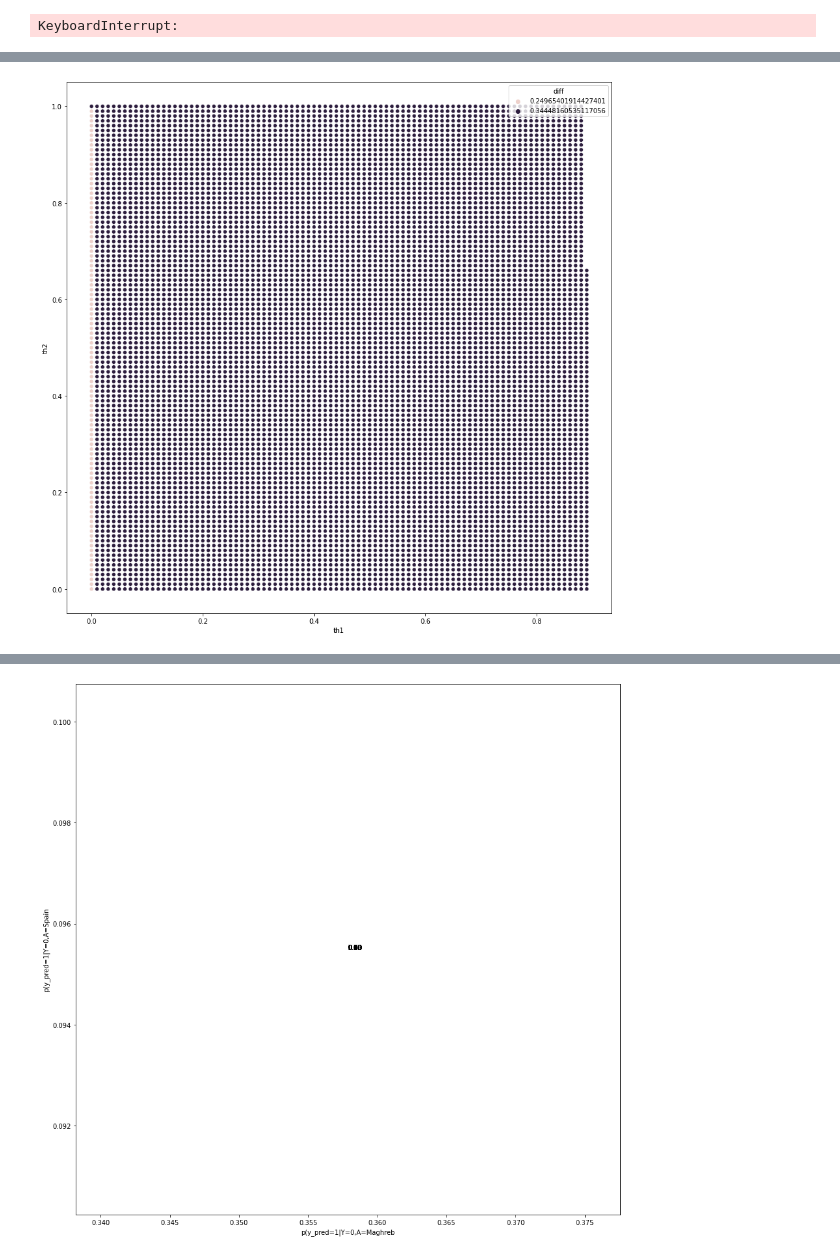
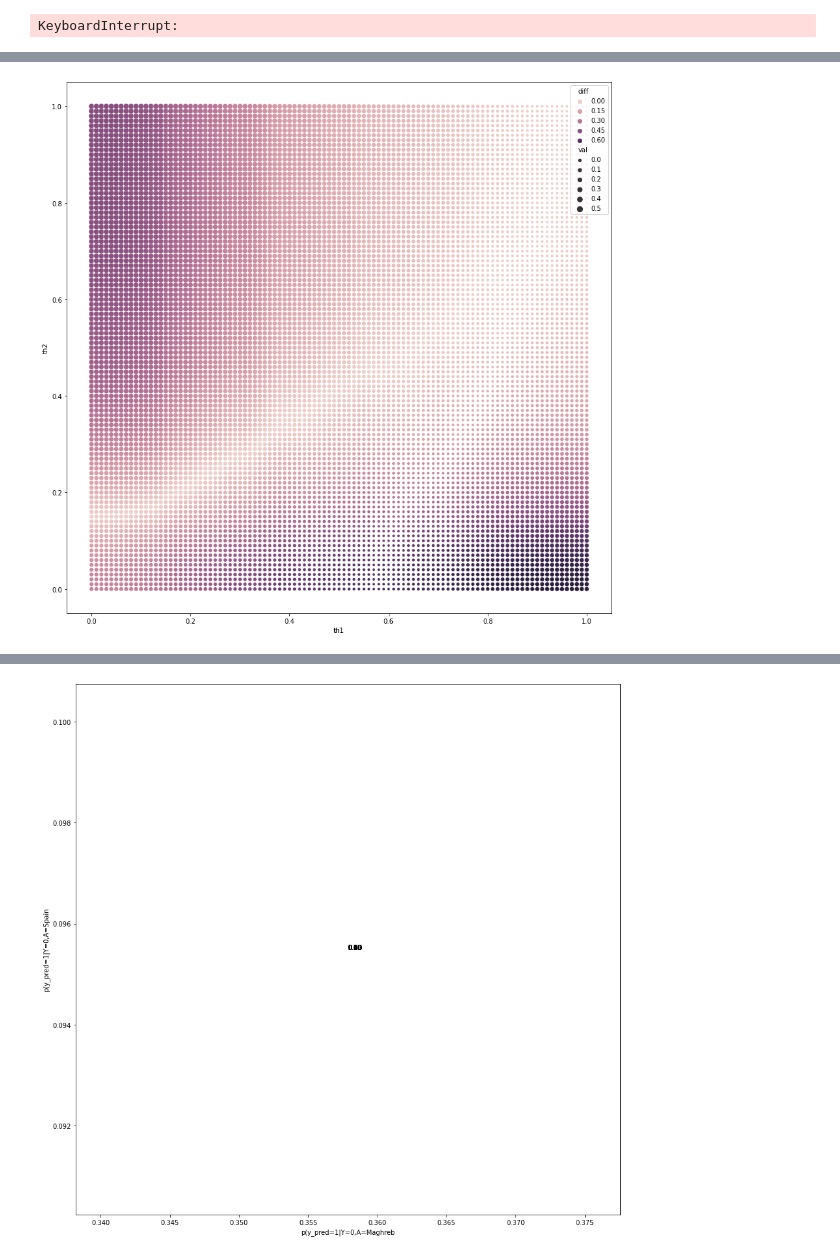
Before and after one commit to Starostka/algorithmic-fairness, a Jupyter notebook: exploration_oliver1.ipynb, the cells around one changed output, grey strips where cells are left out. Cells and saved outputs as stored; diff of their text form; code cells hidden in the pictures.

```diff
--- a/exploration_oliver1.ipynb
+++ b/exploration_oliver1.ipynb
@@ -338,6 +338,8 @@ def test_seperation(y_pred, X, y, sensitive_category, class1, class2, th1=0.5, t
     Summary: calculates the independence of predictions from model of a sensitive category
     """
     # get predictions of target variable from features
+
+    y_pred = y_pred.copy()
 
 
     filter_sensitive_group1 = X[sensitive_category] == class1
@@ -361,6 +363,6 @@ def test_seperation(y_pred, X, y, sensitive_category, class1, class2, th1=0.5, t
         if abs(p_0 - p_1) <= allowed_err and abs(p_2 - p_3) <= allowed_err: print("Model passes independence test")
         else: print("Model does not pass independence test")
 
-    return abs(p_0-p_1), abs(p_2-p_3)
+    return p_0, p_1, p_2, p_3
 # %%
 y_pred = np.array([val for _,val in model.predict_proba(X_test)])
@@ -390,10 +399,9 @@ Model does not pass independence test
 # %%
-
-
 tps = []
 for th1 in np.linspace(0,1,101):
     for th2 in np.linspace(0,1,101):
-        tps.append({"th1":th1,"th2":th2,"diff":test_seperation(y_pred, X_test, y_test, "V4_area_origin", 2, 4, th1, th2, print_results=False)[0]})
+        val, diff = test_seperation(y_pred, X_test, y_test, "V4_area_origin", 2, 4, th1, th2, print_results=False)
+        tps.append({"th1":th1,"th2":th2,"diff":diff, "val":val})
 # %% [output]
 KeyboardInterrupt:
 # %%
@@ -416,10 +409,10 @@ tps
 # %%
 # seaborn plot heatmap of gridsearch th1 and th2
 plt.figure(figsize=(15,15))
-sns.scatterplot(data=tps, x="th1", y="th2", hue="diff",)
+sns.scatterplot(data=tps, x="th1", y="th2", hue="diff", size="val")
 plt.show()
 # %% [output]
-[figure, old version]
+[figure, new version]
 # %%
 p_2s = []
 p_3s = []
```
Also changed, not shown: parts of 6 cells of this notebook.
